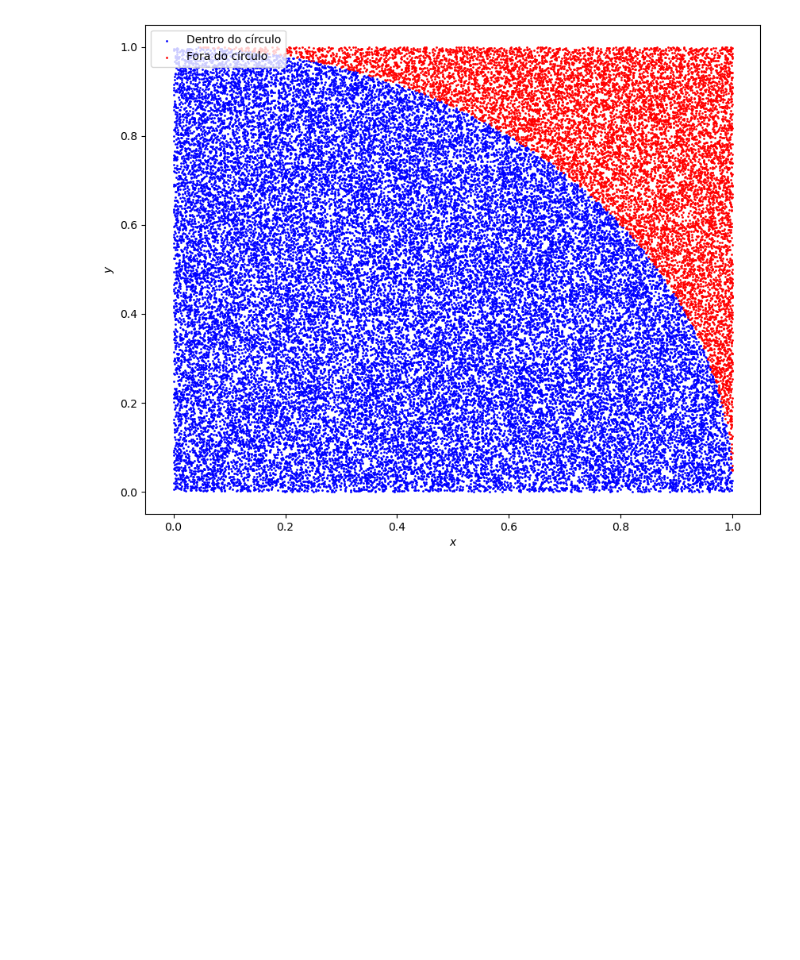
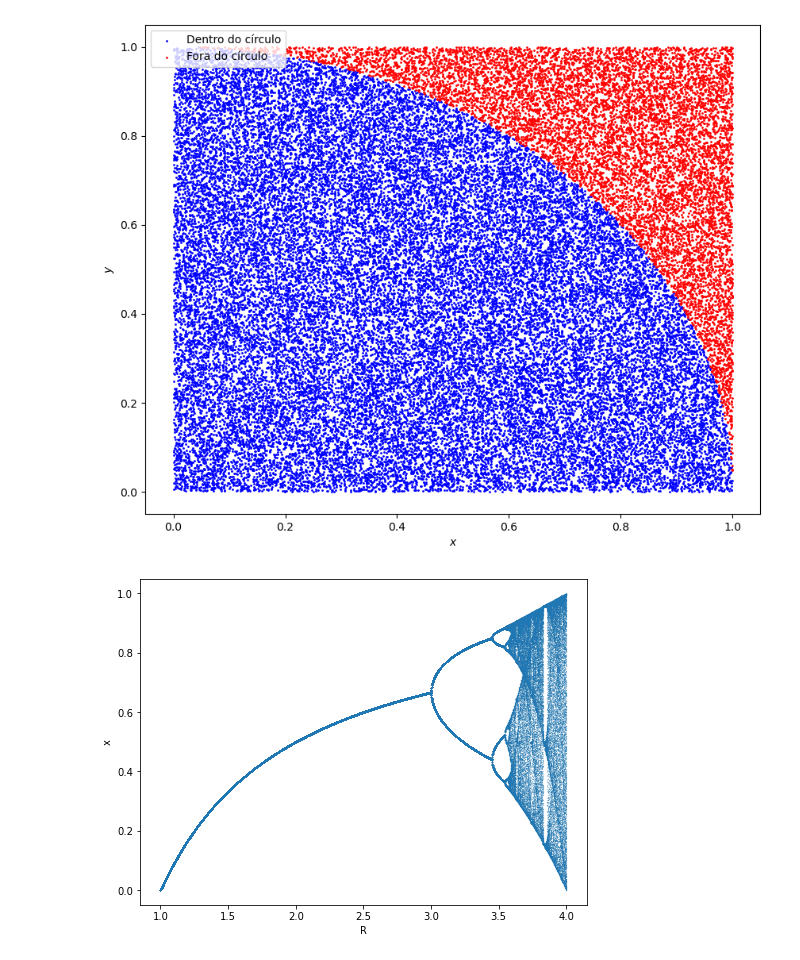
Before and after one commit to FelipeOliveiraFerreira/FIS-COMP, a Jupyter notebook: Tarefa-3/T3.ipynb, the cells around one changed output. Saved outputs shown, nothing was run; the diff lists cells and outputs as text; code cells hidden in the pictures; blank space fills up the shorter version.

```diff
--- a/Tarefa-3/T3.ipynb
+++ b/Tarefa-3/T3.ipynb
@@ -95,3 +95,37 @@ plt.show()
 # %% [output]
 3.1292
 [figure]
+# %%
+R_list = np.linspace(1, 4, 2000)
+transient = 1000
+maxiter = 200
+nponto = 0 # contador que é incrementado sempre que salvamos um novo ponto
+
+# criamos dois arrays que salvarão os resultados obtidos
+eixo_horizontal = np.zeros(len(R_list)*maxiter)
+eixo_vertical = np.zeros(len(R_list)*maxiter)
+
+for R in R_list:
+    x0 = 0.2 # começamos sempre com x0=0.2
+
+    # pulando o tempo de transiente
+    for iter in range(transient):
+        x0 = mapa(x0, R)
+
+    # após pular o transiente, salvamos os pontos nos dois arrays
+    # chamados eixo_horizontal e eixo_vertical
+    for iter in range(maxiter):
+        x0 = mapa(x0, R)
+
+        eixo_horizontal[nponto] = R
+        eixo_vertical[nponto] = x0
+        nponto += 1
+
+
+plt.figure(figsize=(8, 6))
+plt.xlabel('R')
+plt.ylabel('x')
+plt.plot(eixo_horizontal, eixo_vertical, 'o', markersize=0.1)
+plt.show()
+# %% [output]
+[figure, added]
```
